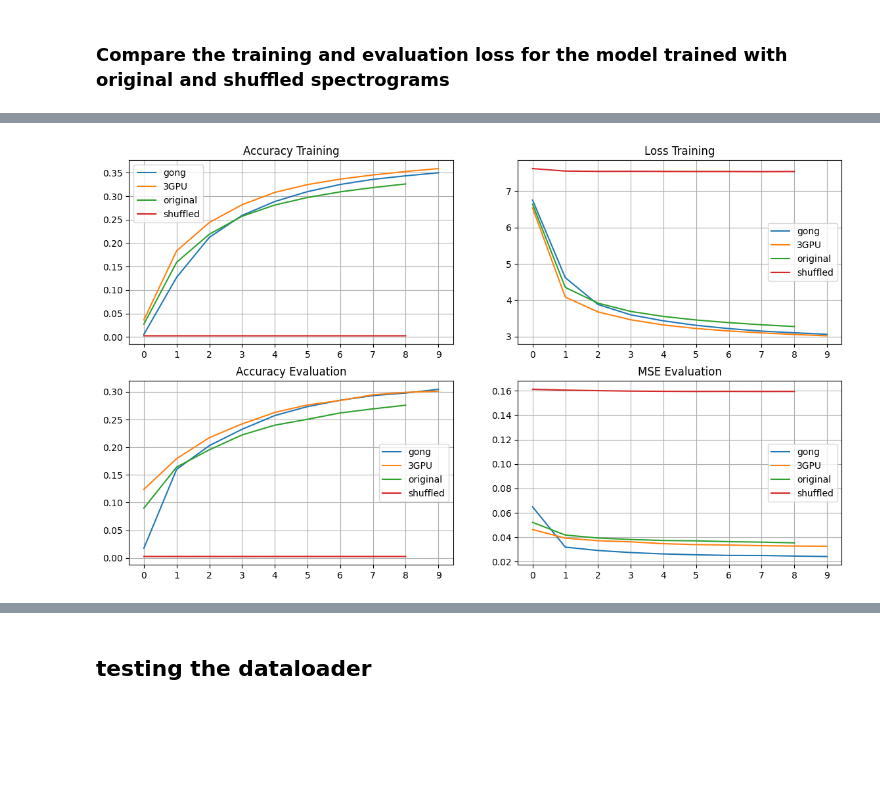
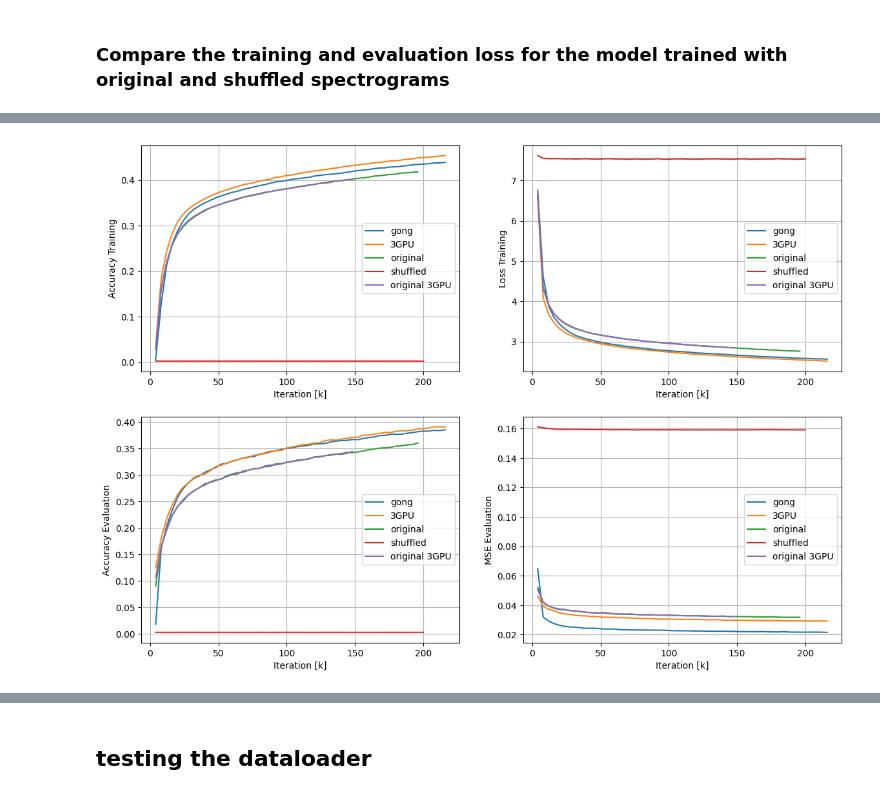
Before and after one commit to Ironmomo/SpeakerVerificationBA, a Jupyter notebook: pretraining/utilities/sandbox.ipynb, the cells around one changed output, grey strips where cells are left out. Cells and saved outputs as stored; diff of their text form; code cells hidden in the pictures; blank space fills up the shorter version.

```diff
--- a/pretraining/utilities/sandbox.ipynb
+++ b/pretraining/utilities/sandbox.ipynb
@@ -39,7 +24,7 @@ GPU id: 2, Load: 100.0%, Free Memory: 55865.0MB, Used Memory: 25184.0MB
 ## Model Configuration
 # %%
 # Construct the full path to the 'args.pkl' file
-args_file_path2 = os.path.join(base_path2, 'args.pkl')
+args_file_path2 = os.path.join(path_original_3, 'args.pkl')
 
 # Load the arguments from the pickle file
 with open(args_file_path2, 'rb') as f:
@@ -199,15 +138,3 @@ acc_train3 = result3[:, 0] # The first column
 loss_train3 = result3[:, 1] # The second column
 acc_eval3 = result3[:, 2] # The third column
 mse_eval3 = result3[:, 3] # The fourth column
-
-# Define the format for each column
-header_format = " {:>5}  | {:<10} | {:<10} | {:<10} | {:<10}"
-row_format = "{:>5}k  | {:<10.5f} | {:<10.5f} | {:<10.5f} | {:<10.5f}"
-
-# Print the table headers
-print(header_format.format("iter", "acc_train", "loss_train", "acc_eval", "mse_eval"))
-print("-" * 60)  # Adjust the total length to fit your headers and column data
-
-# Print the results in a structured table format
-for i in range(len(acc_train3)):
-    print(row_format.format((i + 1) * 10, acc_train3[i], loss_train3[i], acc_eval3[i], mse_eval3[i]))
@@ -341,16 +289,19 @@ result_gong_path = '/home/bosfab01/SpeakerVerificationBA/pretraining/exp/result_
 result_original_path = '/home/bosfab01/SpeakerVerificationBA/pretraining/exp/pretrained-base-f128-t2-b24-lr1e-4-m400-pretrain_joint-asli-original-20240416-103133/result.csv'
 result_shuffled_path = '/home/bosfab01/SpeakerVerificationBA/pretraining/exp/pretrained-base-f128-t2-b24-lr1e-4-m400-pretrain_joint-asli-shuffled-20240416-102831/result.csv'
 result_3GPU_path = '/home/bosfab01/SpeakerVerificationBA/pretraining/exp/mask01-base-f128-t2-b24-lr1e-4-m400-pretrain_joint-asli-20240412-172636/result.csv'
+result_original_3GPU_path = '/home/bosfab01/SpeakerVerificationBA/pretraining/exp/pretrained-base-f128-t2-b24-lr1e-4-m400-pretrain_joint-asli-original-20240418-211014/result.csv'
 
 result_gong = np.genfromtxt(result_gong_path, delimiter=',')
 result_original = np.genfromtxt(result_original_path, delimiter=',')
 result_shuffled = np.genfromtxt(result_shuffled_path, delimiter=',')
 result_3GPU = np.genfromtxt(result_3GPU_path, delimiter=',')
+result_original_3GPU = np.genfromtxt(result_original_3GPU_path, delimiter=',')
 
 # print shapes of the arrays
 print("shape of result_gong: ", result_gong.shape)
 print("shape of result_original: ", result_original.shape)
 print("shape of result_shuffled: ", result_shuffled.shape)
 print("shape of result_3GPU: ", result_3GPU.shape)
+print("shape of result_original_3GPU: ", result_original_3GPU.shape)
 # %% [output]
 shape of result_gong:  (199, 5)
@@ -367,49 +319,64 @@ acc_tr_gong, loss_tr_gong, acc_ev_gong, mse_ev_gong, _ = get_column(result_gong)
 acc_tr_3GPU, loss_tr_3GPU, acc_ev_3GPU, mse_ev_3GPU, _ = get_column(result_3GPU)
 acc_tr_original, loss1_tr_original, loss2_tr_original, acc_ev_original, loss1_ev_original, loss2_ev_original, _ = get_column(result_original)
 acc_tr_shuffled, loss1_tr_shuffled, loss2_tr_shuffled, acc_ev_shuffled, loss1_ev_shuffled, loss2_ev_shuffled, _ = get_column(result_shuffled)
+acc_tr_original_3GPU, loss1_tr_original_3GPU, loss2_tr_original_3GPU, acc_ev_original_3GPU, loss1_ev_original_3GPU, loss2_ev_original_3GPU, _ = get_column(result_original_3GPU)
+
+iteration_gong = np.arange(1, len(acc_tr_gong)+1) * 4000
 # %%
 # plot all the stats
 import matplotlib.pyplot as plt
 
-fig, axs = plt.subplots(2, 2, figsize=(14, 8))
+fig, axs = plt.subplots(2, 2, figsize=(14, 10))
 
-axs[0, 0].plot(acc_tr_gong[:10], label='gong')
-axs[0, 0].plot(acc_tr_3GPU[:10], label='3GPU')
-axs[0, 0].plot(acc_tr_original, label='original')
-axs[0, 0].plot(acc_tr_shuffled, label='shuffled')
-axs[0, 0].set_title('Accuracy Training')
-axs[0, 0].set_xticks(np.arange(0, 10, 1))
+axs[0, 0].plot(iteration_gong[:len(acc_tr_original)+5]/1e3, acc_tr_gong[:len(acc_tr_original)+5], label='gong')
+axs[0, 0].plot(iteration3[:len(acc_tr_original)+5]/1e3, acc_tr_3GPU[:len(acc_tr_original)+5], label='3GPU')
+axs[0, 0].plot(iteration_original/1e3, acc_tr_original, label='original')
+axs[0, 0].plot(iteration_shuffled/1e3, acc_tr_shuffled, label='shuffled')
+axs[0, 0].plot(iter_original/1e3, acc_tr_original_3GPU, label='original 3GPU')
+#axs[0, 0].set_title('Accuracy Training')
+#axs[0, 0].set_xticks(np.arange(0, len(acc_tr_original)+5, 1))
+axs[0, 0].set_xlabel('Iteration [k]')
+axs[0, 0].set_ylabel('Accuracy Training')
 axs[0, 0].legend()
 axs[0, 0].grid()
 
 
-axs[0, 1].plot(loss_tr_gong[:10], label='gong')
-axs[0, 1].plot(loss_tr_3GPU[:10], label='3GPU')
-axs[0, 1].plot(loss1_tr_original+10*loss2_tr_original, label='original')
-axs[0, 1].plot(loss1_tr_shuffled+10*loss2_tr_shuffled, label='shuffled')
-axs[0, 1].set_title('Loss Training')
-axs[0, 1].set_xticks(np.arange(0, 10, 1))
+axs[0, 1].plot(iteration_gong[:len(acc_tr_original)+5]/1e3, loss_tr_gong[:len(acc_tr_original)+5], label='gong')
+axs[0, 1].plot(iteration3[:len(acc_tr_original)+5]/1e3, loss_tr_3GPU[:len(acc_tr_original)+5], label='3GPU')
+axs[0, 1].plot(iteration_original/1e3, loss1_tr_original+10*loss2_tr_original, label='original')
+axs[0, 1].plot(iteration_shuffled/1e3, loss1_tr_shuffled+10*loss2_tr_shuffled, label='shuffled')
+axs[0, 1].plot(iter_original/1e3, loss1_tr_original_3GPU+10*loss2_tr_original_3GPU, label='original 3GPU')
+#axs[0, 1].set_title('Loss Training')
+#axs[0, 1].set_xticks(np.arange(0, len(acc_tr_original)+5, 1))
+axs[0, 1].set_xlabel('Iteration [k]')
+axs[0, 1].set_ylabel('Loss Training')
 axs[0, 1].legend()
 axs[0, 1].grid()
 
-axs[1, 0].plot(acc_ev_gong[:10], label='gong')
-axs[1, 0].plot(acc_ev_3GPU[:10], label='3GPU')
-axs[1, 0].plot(acc_ev_original, label='original')
-axs[1, 0].plot(acc_ev_shuffled, label='shuffled')
-axs[1, 0].set_title('Accuracy Evaluation')
-axs[1, 0].set_xticks(np.arange(0, 10, 1))
+axs[1, 0].plot(iteration_gong[:len(acc_tr_original)+5]/1e3, acc_ev_gong[:len(acc_tr_original)+5], label='gong')
+axs[1, 0].plot(iteration3[:len(acc_tr_original)+5]/1e3, acc_ev_3GPU[:len(acc_tr_original)+5], label='3GPU')
+axs[1, 0].plot(iteration_original/1e3, acc_ev_original, label='original')
+axs[1, 0].plot(iteration_shuffled/1e3, acc_ev_shuffled, label='shuffled')
+axs[1, 0].plot(iter_original/1e3, acc_ev_original_3GPU, label='original 3GPU')
+#axs[1, 0].set_title('Accuracy Evaluation')
+#axs[1, 0].set_xticks(np.arange(0, len(acc_tr_original)+5, 1))
+axs[1, 0].set_xlabel('Iteration [k]')
+axs[1, 0].set_ylabel('Accuracy Evaluation')
 axs[1, 0].legend()
 axs[1, 0].grid()
 
-axs[1, 1].plot(mse_ev_gong[:10], label='gong')
-axs[1, 1].plot(mse_ev_3GPU[:10], label='3GPU')
-axs[1, 1].plot(loss2_ev_original, label='original')
-axs[1, 1].plot(loss2_ev_shuffled, label='shuffled')
-axs[1, 1].set_title('MSE Evaluation')
-axs[1, 1].set_xticks(np.arange(0, 10, 1))
+axs[1, 1].plot(iteration_gong[:len(acc_tr_original)+5]/1e3, mse_ev_gong[:len(acc_tr_original)+5], label='gong')
+axs[1, 1].plot(iteration3[:len(acc_tr_original)+5]/1e3, mse_ev_3GPU[:len(acc_tr_original)+5], label='3GPU')
+axs[1, 1].plot(iteration_original/1e3, loss2_ev_original, label='original')
+axs[1, 1].plot(iteration_shuffled/1e3, loss2_ev_shuffled, label='shuffled')
+axs[1, 1].plot(iter_original/1e3, loss2_ev_original_3GPU, label='original 3GPU')
+#axs[1, 1].set_title('MSE Evaluation')
+#axs[1, 1].set_xticks(np.arange(0, len(acc_tr_original)+5, 1))
+axs[1, 1].set_xlabel('Iteration [k]')
+axs[1, 1].set_ylabel('MSE Evaluation')
 axs[1, 1].legend()
 axs[1, 1].grid()
 
 plt.show()
 # %% [output]
-[figure, old version]
+[figure, new version]
```
Also changed, not shown: parts of 24 cells of this notebook, 5 other files.
